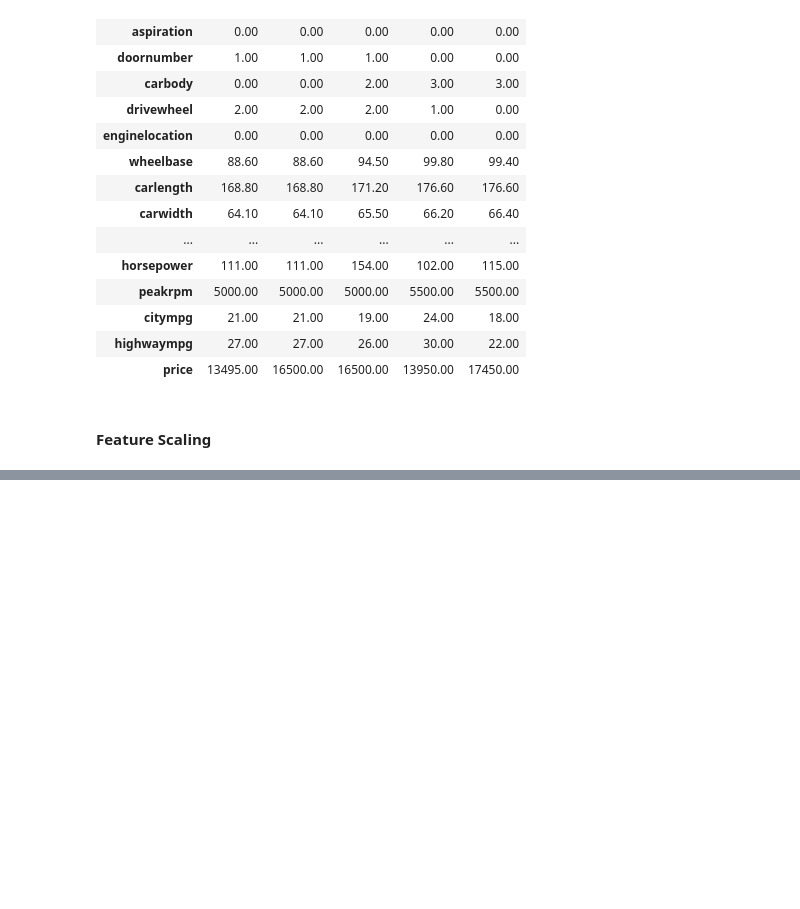
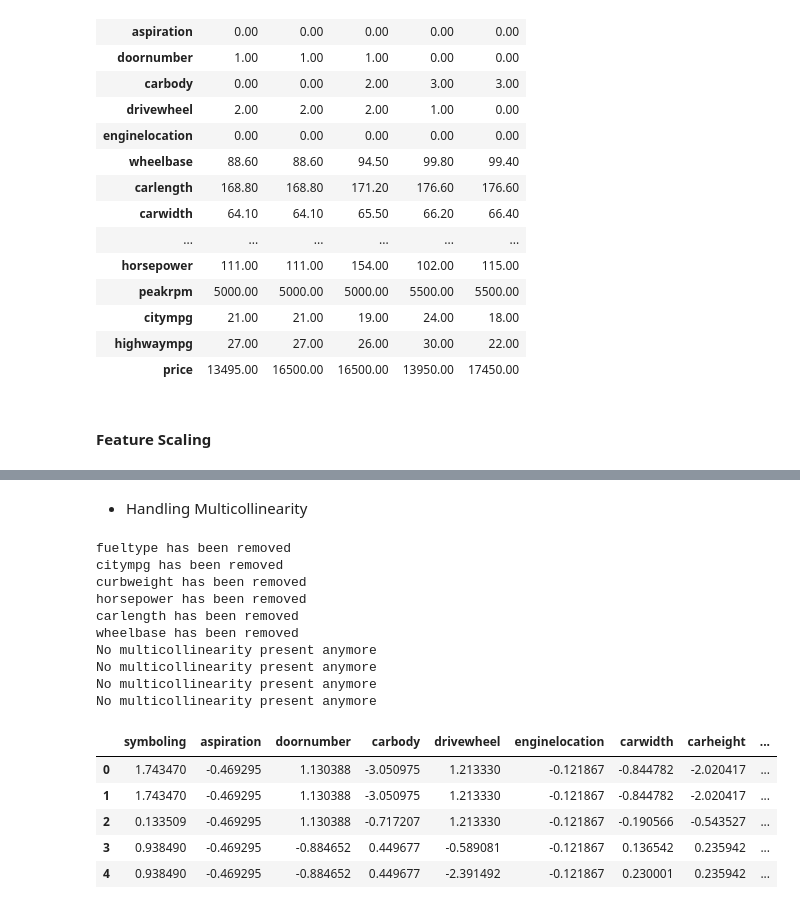
Before and after one commit to Yoyoyamato/scikit-learn, a Jupyter notebook: Supervised/CarPrice_Assignment/CarPrice_analysis.ipynb, the cells around one changed output, grey strips where cells are left out. Drawn from its saved outputs; the diff is of its cells as text; code cells hidden in the pictures; blank space fills up the shorter version.

```diff
--- a/Supervised/CarPrice_Assignment/CarPrice_analysis.ipynb
+++ b/Supervised/CarPrice_Assignment/CarPrice_analysis.ipynb
@@ -113,0 +143,5 @@ x_scaled = scaler.fit_transform((df.drop('price',axis = 1)))
+# %%
+vif_data = X
+## calculating VIF for every column
+VIF = pd.Series([variance_inflation_factor(vif_data.values,i) for i in range(vif_data.shape[1])],index=vif_data.columns)
+VIF
@@ -113,0 +166,33 @@ x_scaled = scaler.fit_transform((df.drop('price',axis = 1)))
+# %% [markdown]
+- Handling Multicollinearity
+# %%
+def MC_remover(data):
+    vif=pd.Series([variance_inflation_factor(data.values,i)for i in range(data.shape[1])],index=data.columns)
+    if vif.max()>5:
+        print(vif[vif == vif.max()].index[0],'has been removed')
+        data = data.drop(columns=[vif[vif==vif.max()].index[0]])
+        return data
+    else:
+        print("No multicollinearity present anymore")
+        return data
+# %%
+for i in range(10):
+    vif_data=MC_remover(vif_data)
+vif_data.head()
+# %% [output]
+fueltype has been removed
+citympg has been removed
+curbweight has been removed
+horsepower has been removed
+carlength has been removed
+wheelbase has been removed
+No multicollinearity present anymore
+No multicollinearity present anymore
+No multicollinearity present anymore
+No multicollinearity present anymore
+|  | symboling | aspiration | doornumber | carbody | drivewheel | enginelocation | carwidth | carheight | ... |
+| 0 | 1.743470 | -0.469295 | 1.130388 | -3.050975 | 1.213330 | -0.121867 | -0.844782 | -2.020417 | ... |
+| 1 | 1.743470 | -0.469295 | 1.130388 | -3.050975 | 1.213330 | -0.121867 | -0.844782 | -2.020417 | ... |
+| 2 | 0.133509 | -0.469295 | 1.130388 | -0.717207 | 1.213330 | -0.121867 | -0.190566 | -0.543527 | ... |
+| 3 | 0.938490 | -0.469295 | -0.884652 | 0.449677 | -0.589081 | -0.121867 | 0.136542 | 0.235942 | ... |
+| 4 | 0.938490 | -0.469295 | -0.884652 | 0.449677 | -2.391492 | -0.121867 | 0.230001 | 0.235942 | ... |
```
Also changed, not shown: parts of 17 cells of this notebook.
